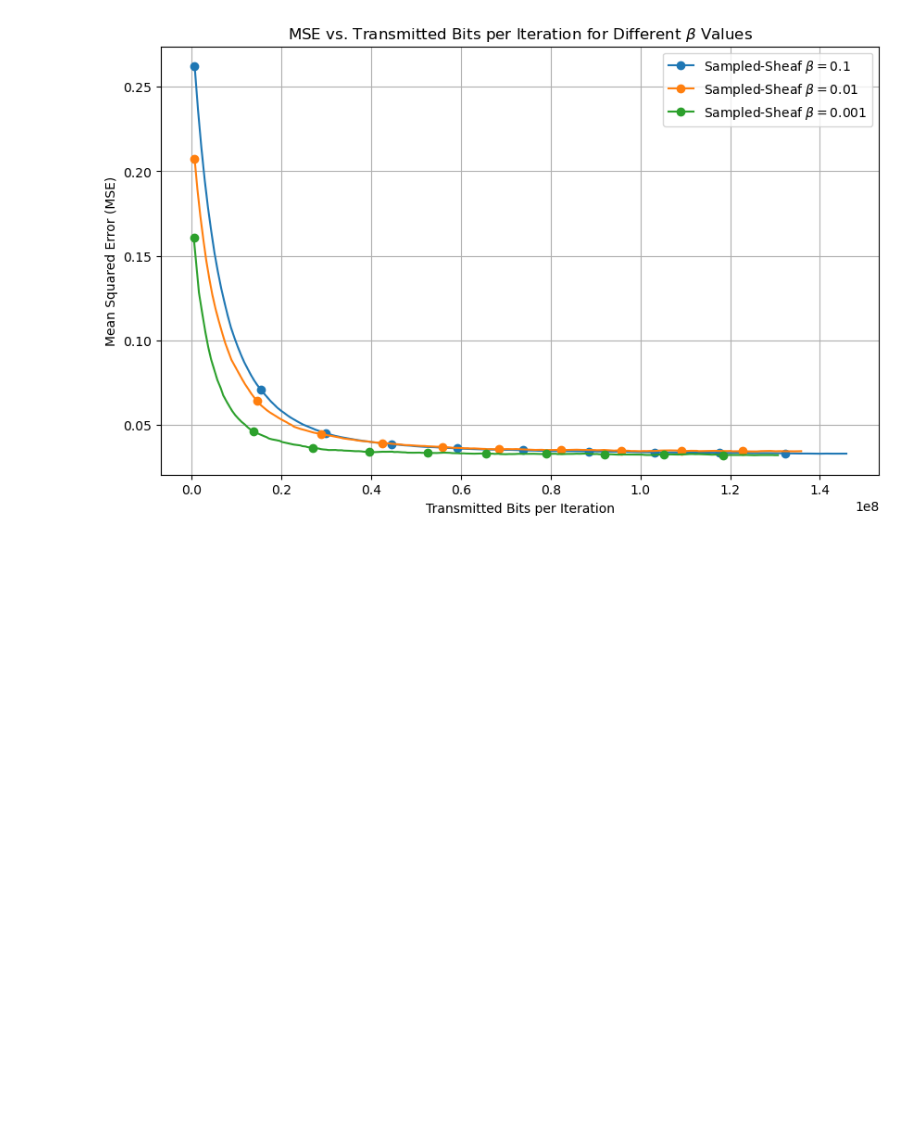
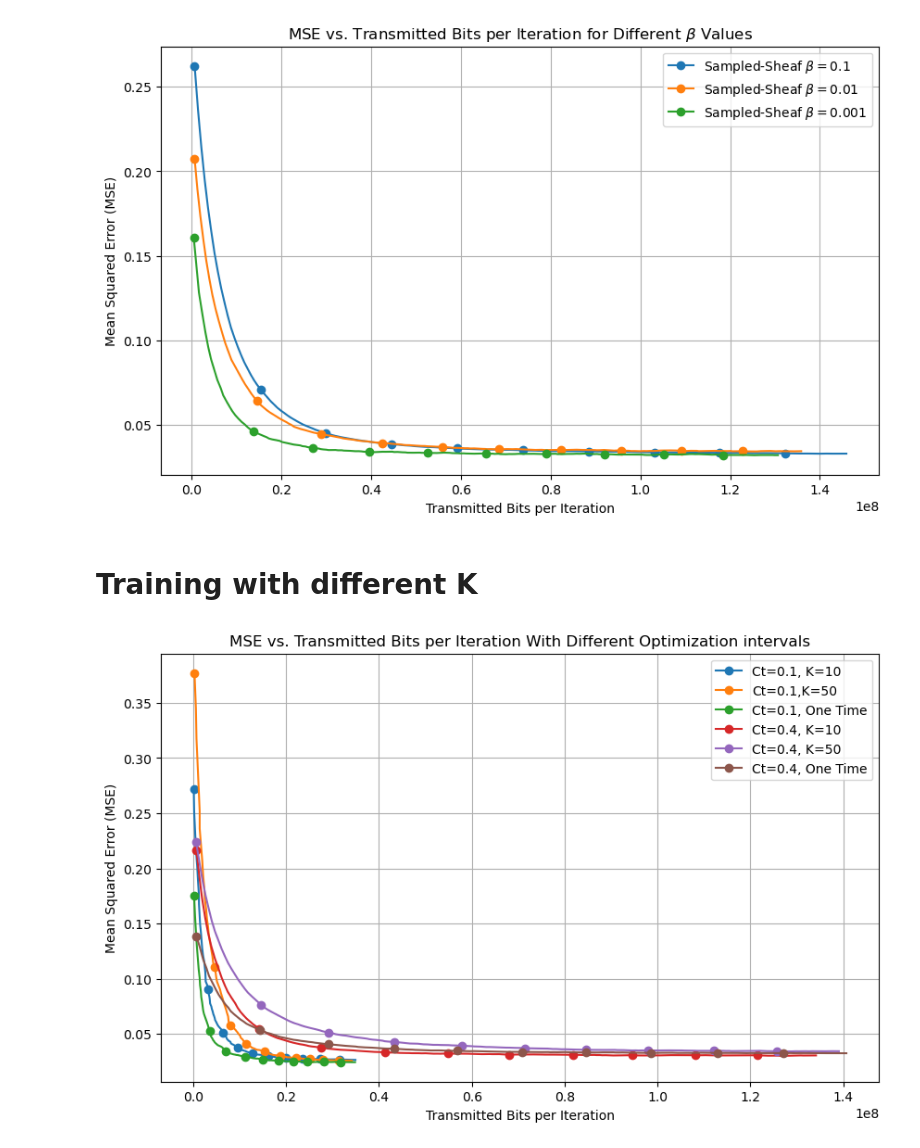
Before and after one commit to abdulmomen-ghalkha/WirelessSheaves, a Jupyter notebook: plots.ipynb, the cells around one changed output. Saved outputs shown, nothing was run; the diff lists cells and outputs as text; code cells hidden in the pictures; blank space fills up the shorter version.

Commit message:
Modify the plotting code

```diff
--- a/plots.ipynb
+++ b/plots.ipynb
@@ -231,3 +229,39 @@ plt.savefig("MSE_vs_Transmitted_Bits_beta.pdf", format="pdf")
 plt.show()
 # %% [output]
 [figure]
+# %% [markdown]
+# Training with different K
+# %%
+# Define file patterns for different Ct values
+file_patterns = {
+    "Ct=0.1, K=10": "./results/school_Sheaf-FMTL-subgraph_0.001_0.005_0.05_5_0.02_factor_0.4_200_beta_0.01_Ct_0.1_time_*_K_10.h5",
+    "Ct=0.1,K=50": "./results/school_Sheaf-FMTL-subgraph_0.001_0.005_0.05_5_0.02_factor_0.4_200_beta_0.01_Ct_0.1_time_*_K_50.h5",
+    "Ct=0.1, One Time": "./results/school_Sheaf-FMTL-subgraph_0.001_0.005_0.05_5_0.02_factor_0.4_200_beta_0.01_Ct_0.1_time_*_K_200.h5",
+    "Ct=0.4, K=10": "./results/school_Sheaf-FMTL-subgraph_0.001_0.005_0.05_5_0.02_factor_0.4_200_beta_0.01_Ct_0.4_time_*_K_10.h5",
+    "Ct=0.4, K=50": "./results/school_Sheaf-FMTL-subgraph_0.001_0.005_0.05_5_0.02_factor_0.4_200_beta_0.01_Ct_0.4_time_*_K_50.h5",
+    "Ct=0.4, One Time": "./results/school_Sheaf-FMTL-subgraph_0.001_0.005_0.05_5_0.02_factor_0.4_200_beta_0.01_Ct_0.4_time_*_K_200.h5",
+    #"Cb=0.9": "./results/school_Sheaf-FMTL-subgraph_0.001_0.005_0.05_5_0.02_factor_0.4_200_beta_0.01_Ct_0.9_time_*.h5"
+}
+
+# Plotting
+plt.figure(figsize=(10, 6))
+
+for label, file_pattern in file_patterns.items():
+    # Retrieve transmitted bits, mean MSE, and std MSE for the current pattern
+    transmitted_bits, mse_mean, mse_std = get_mse_mean_std(file_pattern)
+
+    # Plot mean with standard deviation
+    plt.plot(transmitted_bits, mse_mean, label=label, marker='o', linestyle='-', markevery=20)
+    plt.fill_between(transmitted_bits, mse_mean - 5 * mse_std, mse_mean + 5 * mse_std, alpha=0.2)
+
+# Label the plot
+plt.xlabel("Transmitted Bits per Iteration")
+plt.ylabel("Mean Squared Error (MSE)")
+plt.title("MSE vs. Transmitted Bits per Iteration With Different Optimization intervals")
+plt.legend()
+plt.grid(True)
+# Save the plot as a PDF
+plt.savefig("MSE_vs_Transmitted_Bits_Cb.pdf", format="pdf")
+plt.show()
+# %% [output]
+[figure, added]
```
Also changed, not shown: parts of 1 cell of this notebook, 2 other files.
